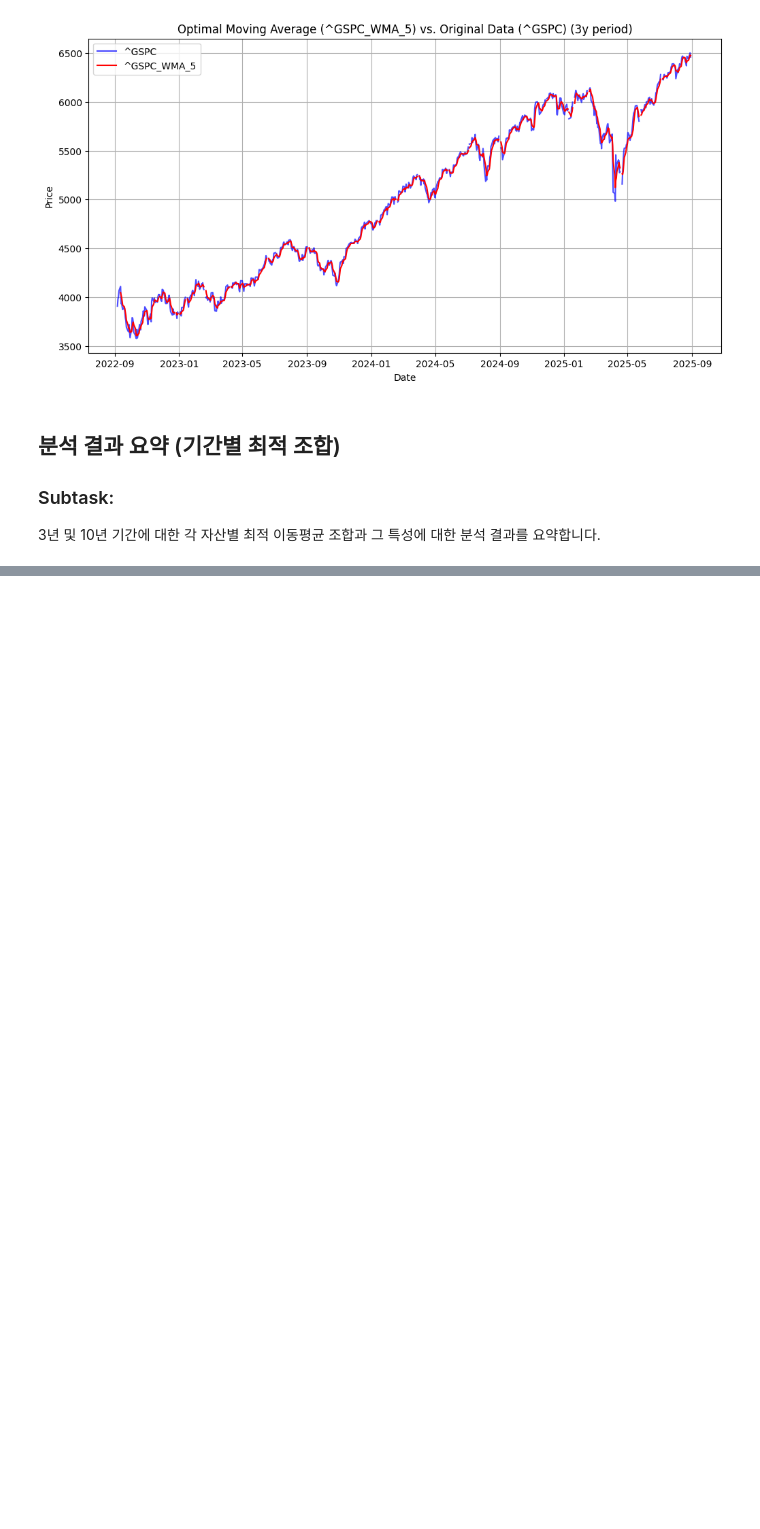
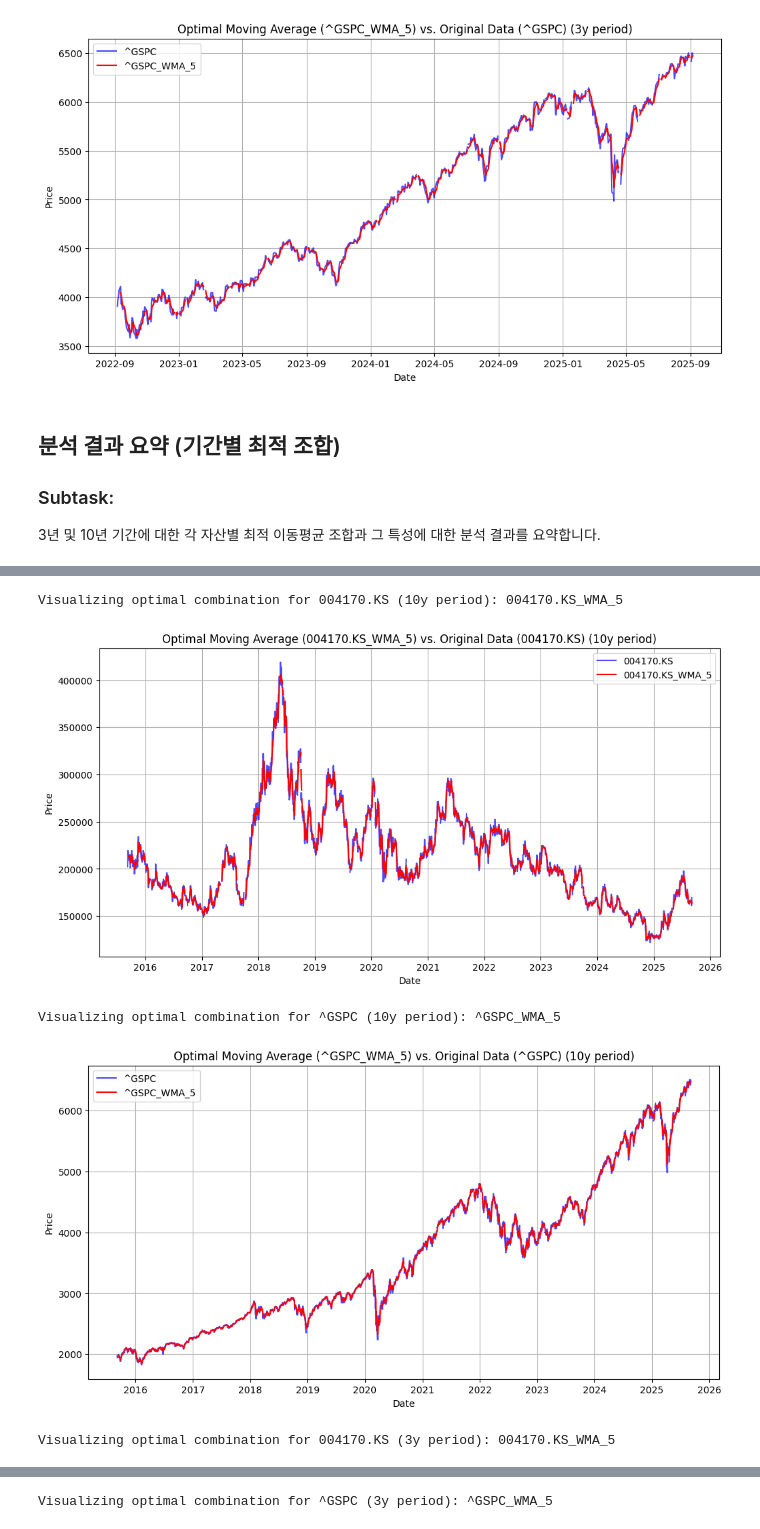
Before and after one commit to lym0405/simple_homepage, a Jupyter notebook: 알고리듬_개인과제.ipynb, the cells around one changed output, grey strips where cells are left out. Saved outputs shown, nothing was run; the diff lists cells and outputs as text; code cells hidden in the pictures; blank space fills up the shorter version.

```diff
--- a/알고리듬_개인과제.ipynb
+++ b/알고리듬_개인과제.ipynb
@@ -546,0 +767,14 @@ Based on the scoring system, the optimal moving average combinations for each as
+# %%
+# Recalculate scores using adjusted weights and manual trend similarity
+metrics_df['Score_Weighted_ManualTrend'] = (
+    (1 - metrics_df['Bias_Normalized'].fillna(0)) * weights['Bias'] +
+    (1 - metrics_df['Variance_Normalized'].fillna(0)) * weights['Variance'] +
+    metrics_df['Trend_Similarity_Manual'].fillna(0) * weights['Trend_Similarity']
+)
+
+# Identify the new optimal combinations based on the weighted manual trend score
+optimal_combinations_weighted_manual = metrics_df.loc[metrics_df.groupby(['Period', 'Asset'])['Score_Weighted_ManualTrend'].idxmax()]
+
+# Display the new optimal combinations
+print("Optimal Moving Average Combination for Each Period and Asset (Weighted Score with Manual Trend):")
+display(optimal_combinations_weighted_manual)
@@ -546,0 +860,65 @@ Based on the scoring system, the optimal moving average combinations for each as
+# %%
+# Iterate through the optimal_combinations_weighted_manual DataFrame
+for index, optimal_combination in optimal_combinations_weighted_manual.iterrows():
+    period = optimal_combination['Period']
+    asset = optimal_combination['Asset']
+    data_type = optimal_combination['Type']
+    ma_type = optimal_combination['MA_Type']
+    ma_column = optimal_combination['MA_Column']
+
+    print(f"Visualizing optimal combination for {asset} ({period} period): {ma_column}")
+
+    # Get the original data for the current period and asset
+    if data_type == 'Price':
+        original_data = dataframes_by_period[period]['Close'][asset]
+        y_label = 'Price'
+        # Get the correct MA DataFrame based on MA Type
+        if ma_type == 'SMA':
+             ma_data = sma_dfs_by_period[period][ma_column]
+        elif ma_type == 'WMA':
+             ma_data = wma_dfs_by_period[period][ma_column]
+        elif ma_type == 'Smoothing':
+             ma_data = smoothing_dfs_by_period[period][ma_column]
+        elif ma_type == 'EMA':
+             ma_data = ema_dfs_by_period[period][ma_column]
+        else:
+            raise ValueError(f"Unknown MA Type: {ma_type}")
+
+    elif data_type == 'Volume':
+        original_data = dataframes_by_period[period]['Volume'][asset]
+        y_label = 'Volume'
+        # Assuming volume MAs are calculated and stored in similar structures
+        # If not, you would need to adjust this part based on where they are stored
+        # For this task, focusing on Price data as per previous steps
+        print(f"Volume data visualization not implemented for optimal combinations.")
+        continue # Skip volume visualization if not implemented
+    else:
+        raise ValueError(f"Unknown data type in optimal_combination: {data_type}")
+
+
+    # Create a new figure
+    plt.figure(figsize=(12, 6))
+
+    # Plot original data and optimal MA
+    plt.plot(original_data.index, original_data, label=asset, color='blue', alpha=0.7)
+    plt.plot(ma_data.index, ma_data, label=ma_column, color='red')
+
+    # Add title and labels
+    plt.title(f'Optimal Moving Average ({ma_column}) vs. Original Data ({asset}) ({period} period)')
+    plt.xlabel('Date')
+    plt.ylabel(y_label)
+
+    # Add legend
+    plt.legend()
+
+    # Display grid
+    plt.grid(True)
+
+    # Show plot
+    plt.show()
+# %% [output]
+Visualizing optimal combination for 004170.KS (10y period): 004170.KS_WMA_5
+[figure, added]
+Visualizing optimal combination for ^GSPC (10y period): ^GSPC_WMA_5
+[figure, added]
+Visualizing optimal combination for 004170.KS (3y period): 004170.KS_WMA_5
@@ -546,0 +926 @@ Based on the scoring system, the optimal moving average combinations for each as
+Visualizing optimal combination for ^GSPC (3y period): ^GSPC_WMA_5
```
Also changed, not shown: parts of 50 cells of this notebook.
